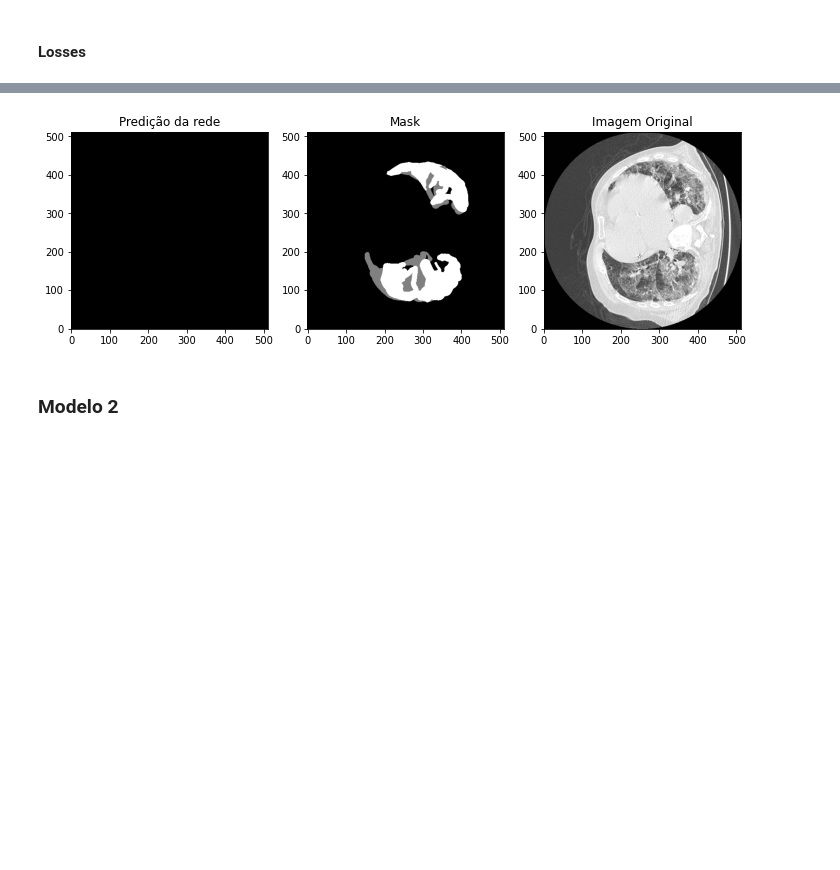
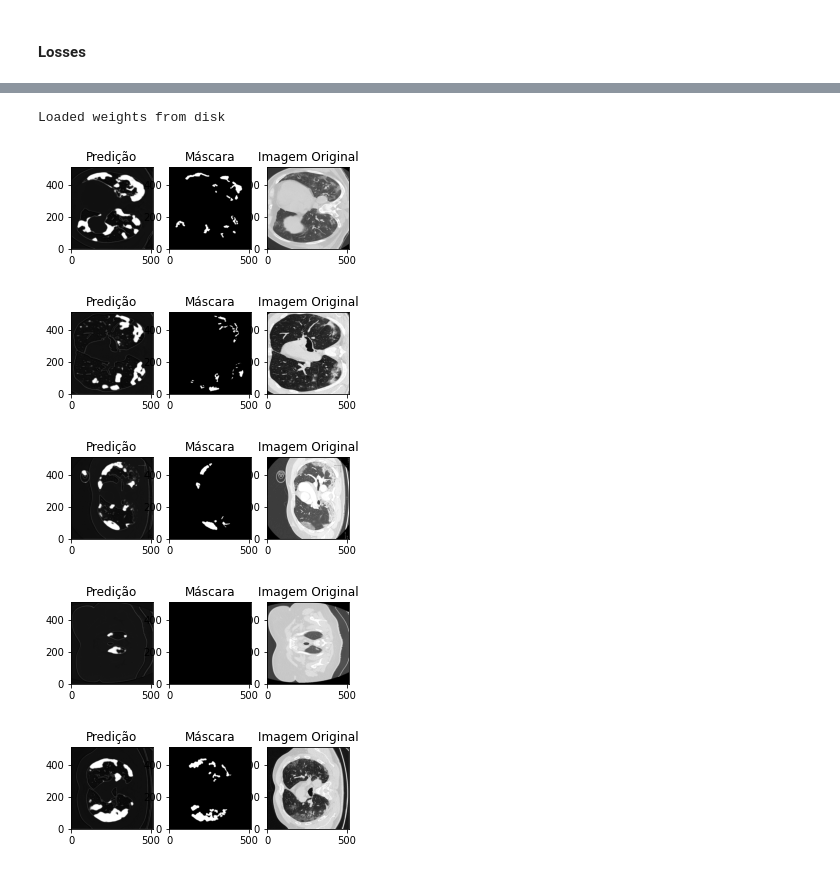
Before and after one commit to coviseg/hackovid19, a Jupyter notebook: Hackovid19_segmentation.ipynb, the cells around one changed output, grey strips where cells are left out. Drawn from its saved outputs; the diff is of its cells as text; code cells hidden in the pictures; blank space fills up the shorter version.

Commit message:
Added first finished model

```diff
--- a/Hackovid19_segmentation.ipynb
+++ b/Hackovid19_segmentation.ipynb
@@ -247,18 +296,19 @@ model = unet(input_size=(512, 512, 1))
 # %%
-#modelo com predicao
 from sklearn.model_selection import train_test_split
 
-X_train, X_test, y_train, y_test = train_test_split(img_train, mask_train,
-                                                    test_size=0.1, random_state=42)
+X_train, X_test, y_train, y_test = train_test_split(img_train, np.expand_dims(mask2, axis=-1),
+                                                    test_size=0.2, random_state=42)
 
-BATCH = 8
-EPOCAS = 100
-
+BATCH = 16
+EPOCAS = 15
+ims= []
 history = model.fit(X_train,
           y_train,
           batch_size=BATCH,
           validation_data=(X_test, y_test),
-          epochs=EPOCAS)
+          epochs=EPOCAS,
+          callbacks=callbacks,
+          verbose=2)
 # %%
 loss = history.history['loss']
 val_loss = history.history['val_loss']
@@ -289,23 +339,31 @@ plt.show()
+# %%
+model.load_weights("best_model.hdf5")
+print("Loaded weights from disk")
+# %% [output]
+Loaded weights from disk
 # %%
 #plot dados
 
-fig = plt.figure(figsize=(12,6))
-gs = fig.add_gridspec(1, 3)
-ax1 = fig.add_subplot(gs[0, 0])
-ax2 = fig.add_subplot(gs[0, 1])
-ax3 = fig.add_subplot(gs[0, 2])
+val = model.predict(X_test[:10])
 
-val = model.predict(img_train[:10])
-slices = val.reshape(10, 512,512,)
-slices = slices[0, :,:]
-ax1.imshow(slices, cmap='gray', origin='center')
-ax1.set_title('Predição da rede')
-ax2.imshow(mask_train[0,:,:,0], cmap="gray", origin="center")
-ax2.set_title('Mask')
-ax3.imshow(img_train[0,:,:,0], cmap="gray", origin="center")
-ax3.set_title('Imagem Original')
-plt.show()
+for i in range(5):
+  n_image = np.random.randint(0,len(val))
+  fig = plt.figure(figsize=(12,6))
+  gs = fig.add_gridspec(1, 7)
+  ax1 = fig.add_subplot(gs[0, 0])
+  ax2 = fig.add_subplot(gs[0, 1])
+  ax3 = fig.add_subplot(gs[0, 2])
+
+  ax1.imshow(val[n_image,:,:,0],cmap="gray", origin='center')
+  ax1.set_title('Predição')
+  ax2.imshow(y_test[n_image,:,:,0], cmap="gray", origin="center")
+  ax2.set_title('Máscara')
+  ax3.imshow(X_test[n_image,:,:,0], cmap="gray", origin="center")
+  ax3.set_title('Imagem Original')
+  plt.show()
 # %% [output]
-[figure, old version]
+[figure, new version]
+[figure, added]
+[figure, added]
+[figure, added]
+[figure, added]
-# %% [markdown]
-### Modelo 2
```
Also changed, not shown: parts of 25 cells of this notebook.
